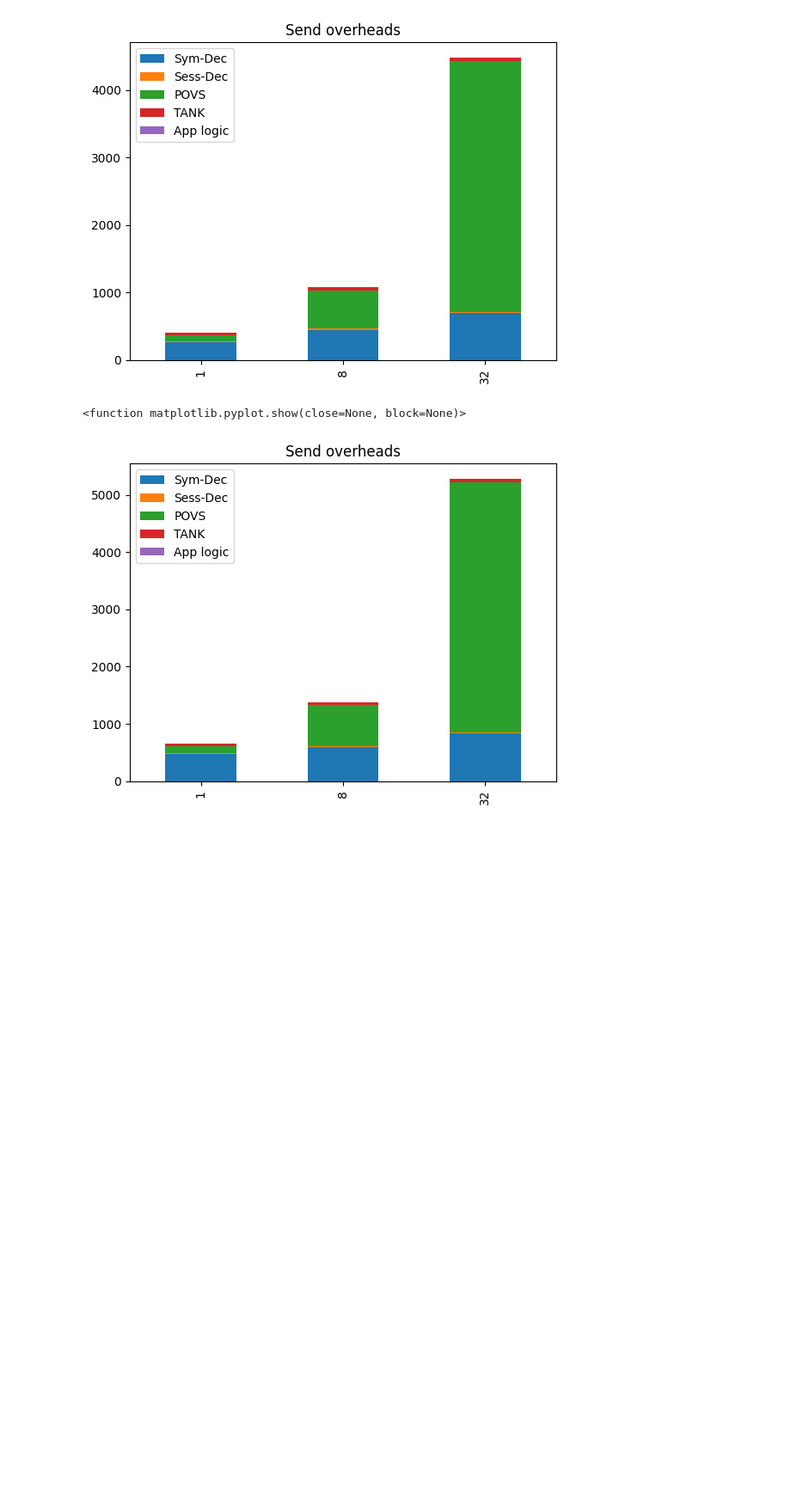
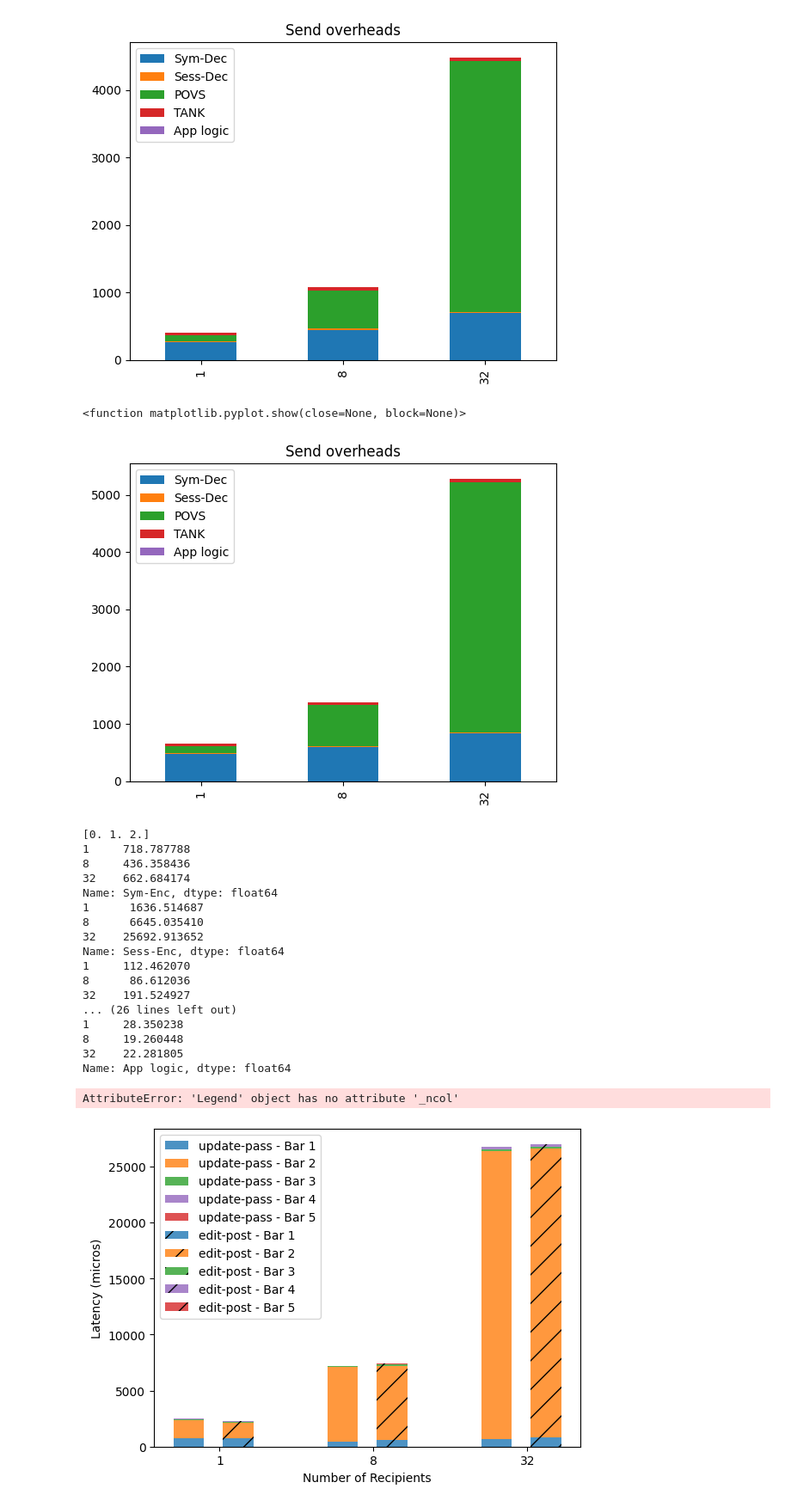
Before and after one commit to princeton-sns/scuba, a Jupyter notebook: client-bench/gen_figures.ipynb, the cells around one changed output. Shown at 86% size. Cells and saved outputs as stored; diff of their text form; code cells hidden in the pictures; blank space fills up the shorter version.

```diff
--- a/client-bench/gen_figures.ipynb
+++ b/client-bench/gen_figures.ipynb
@@ -141,3 +141,81 @@ plt.show
 # %% [output]
 <function matplotlib.pyplot.show(close=None, block=None)>
 [figure]
+# %%
+# Sample data
+#categories = ['Category 1', 'Category 2', 'Category 3']
+#groups = ['Group A', 'Group B', 'Group C']
+#data = {
+#    'Group A': [[10, 5, 8], [15, 10, 12], [20, 15, 18]],
+#    'Group B': [[12, 7, 10], [8, 12, 15], [15, 10, 14]],
+#    'Group C': [[8, 4, 6], [12, 8, 10], [18, 14, 16]],
+#}
+#axis_width = "0.8\\columnwidth"
+#axis_height = "0.4\\columnwidth"
+
+categories = [1, 8, 32]
+data = {
+    "update-pass": send_update_pass_df,
+    "edit-post": send_edit_post_df,
+}
+groups = ["update-pass", "edit-post"]
+
+# Plotting
+bar_width = 0.2
+opacity = 0.8
+colors = ['tab:blue', 'tab:orange', 'tab:green', 'tab:purple', 'tab:red']
+patterns = ['', '/']
+
+
+fig, ax = plt.subplots()
+
+for i, (group, values) in enumerate(data.items()):
+    positions = np.arange(len(categories)) + i * len(data) * (bar_width * 0.8)
+    print(positions)
+    pattern = patterns[i % len(patterns)]
+
+    bottom = np.zeros(len(categories))
+    for j, (segment, value) in enumerate(values.items()):
+        print(value)
+        ax.bar(positions, value, bar_width, alpha=opacity, label=f'{group} - Bar {j + 1}', color=colors[j], bottom=bottom, hatch=pattern)
+        bottom += value
+
+# Adding labels and title
+ax.set_xlabel('Number of Recipients')
+ax.set_ylabel('Latency (micros)')
+#ax.set_title('Stacked Grouped Bar Chart')
+ax.set_xticks(np.arange(len(categories)) + (len(categories) - 1) * bar_width / 2)
+ax.set_xticklabels(categories)
+ax.legend()
+
+# Save the figure as a TikZ file
+tikzplotlib.save("send_stacked_grouped_barchart.tex") #,
+                 #axis_height=axis_height,
+                 #axis_width=axis_width,
+                 #extra_axis_parameters=[
+                 #    "legend style={font=\\footnotesize}",
+                 #],
+                #)
+
+# Display the plot
+plt.show()
+# %% [output]
+[0. 1. 2.]
+1     718.787788
+8     436.358436
+32    662.684174
+Name: Sym-Enc, dtype: float64
+1      1636.514687
+8      6645.035410
+32    25692.913652
+Name: Sess-Enc, dtype: float64
+1     112.462070
+8      86.612036
+32    191.524927
+... (26 lines left out)
+1     28.350238
+8     19.260448
+32    22.281805
+Name: App logic, dtype: float64
+AttributeError: 'Legend' object has no attribute '_ncol'
+[figure, added]
```
Also changed, not shown: parts of 4 cells of this notebook.
